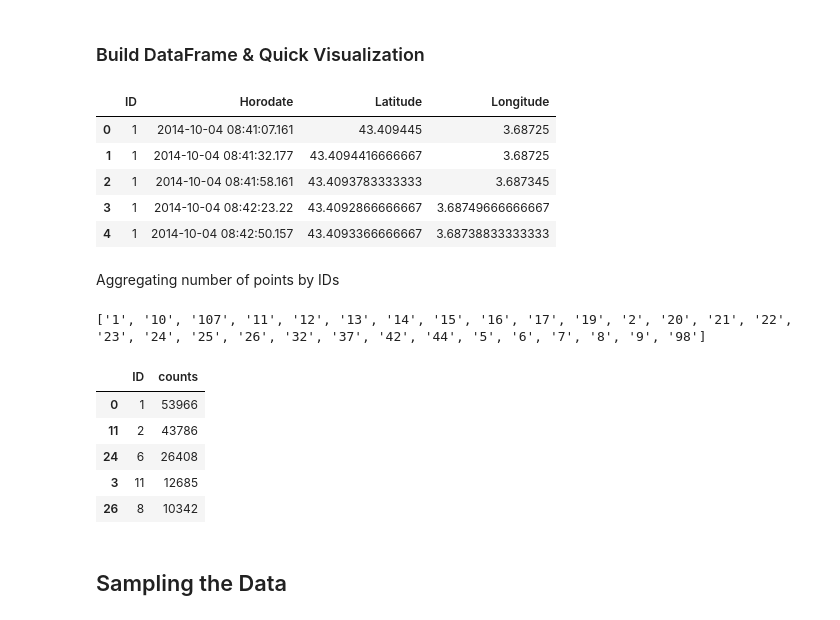
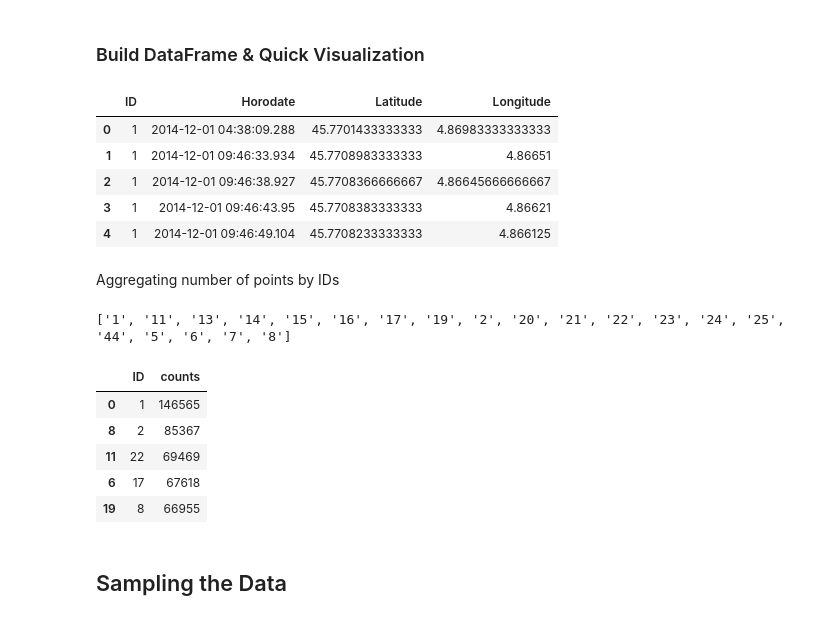
Before and after one commit to elghali97/Mobility-Analysis, a Jupyter notebook: OT6 - Attack.ipynb, the cells around one changed output. Cells and saved outputs as stored; diff of their text form; code cells hidden in the pictures.

```diff
--- a/OT6 - Attack.ipynb
+++ b/OT6 - Attack.ipynb
@@ -17,8 +17,8 @@ import folium
 ### Load data from file
 # %%
 gps = 'privamov/privamov-gps.csv'
-sub_gps= 'subsamples/privamov_gps_id_1.csv'
 gsm = 'privamov/privamov-gsm.csv'
+december = 'privamov/december-random.csv'
 wifi = 'privamov/privamov-wifi.csv'
 # %% [markdown]
 Loading only a subset of data from `privamov-gps.csv` , by using `MAX_LINES` and `SKIP_LINES`
@@ -50,15 +50,15 @@ def formatGPS(file, MAX_LINES = 10**7, SKIP_LINES = 50):
 # %% [markdown]
 ### Build DataFrame & Quick Visualization
 # %%
-df_gps = formatGPS(gps)
+df_gps = formatGPS(december,MAX_LINES=943400, SKIP_LINES=0)
 df_gps.head()
 # %% [output]
 |  | ID | Horodate | Latitude | Longitude |
-| 0 | 1 | 2014-10-04 08:41:07.161 | 43.409445 | 3.68725 |
-| 1 | 1 | 2014-10-04 08:41:32.177 | 43.4094416666667 | 3.68725 |
-| 2 | 1 | 2014-10-04 08:41:58.161 | 43.4093783333333 | 3.687345 |
-| 3 | 1 | 2014-10-04 08:42:23.22 | 43.4092866666667 | 3.68749666666667 |
-| 4 | 1 | 2014-10-04 08:42:50.157 | 43.4093366666667 | 3.68738833333333 |
+| 0 | 1 | 2014-12-01 04:38:09.288 | 45.7701433333333 | 4.86983333333333 |
+| 1 | 1 | 2014-12-01 09:46:33.934 | 45.7708983333333 | 4.86651 |
+| 2 | 1 | 2014-12-01 09:46:38.927 | 45.7708366666667 | 4.86645666666667 |
+| 3 | 1 | 2014-12-01 09:46:43.95 | 45.7708383333333 | 4.86621 |
+| 4 | 1 | 2014-12-01 09:46:49.104 | 45.7708233333333 | 4.866125 |
 # %% [markdown]
 Aggregating number of points by IDs
 # %%
@@ -72,17 +72,17 @@ def get_unique_id(df):
 unique_id = sorted(list(get_unique_id(df_gps)))
 print(unique_id)
 # %% [output]
-['1', '10', '107', '11', '12', '13', '14', '15', '16', '17', '19', '2', '20', '21', '22', '23', '24', '25', '26', '32', '37', '42', '44', '5', '6', '7', '8', '9', '98']
+['1', '11', '13', '14', '15', '16', '17', '19', '2', '20', '21', '22', '23', '24', '25', '44', '5', '6', '7', '8']
 # %%
 agg = df_gps.groupby('ID').size().reset_index(name='counts')
 agg.sort_values(by='counts',ascending=False).head()
 # %% [output]
 |  | ID | counts |
-| 0 | 1 | 53966 |
-| 11 | 2 | 43786 |
-| 24 | 6 | 26408 |
-| 3 | 11 | 12685 |
-| 26 | 8 | 10342 |
+| 0 | 1 | 146565 |
+| 8 | 2 | 85367 |
+| 11 | 22 | 69469 |
+| 6 | 17 | 67618 |
+| 19 | 8 | 66955 |
 # %% [markdown]
 ## Sampling the Data
 # %% [markdown]
```
Also changed, not shown: parts of 24 cells of this notebook.
